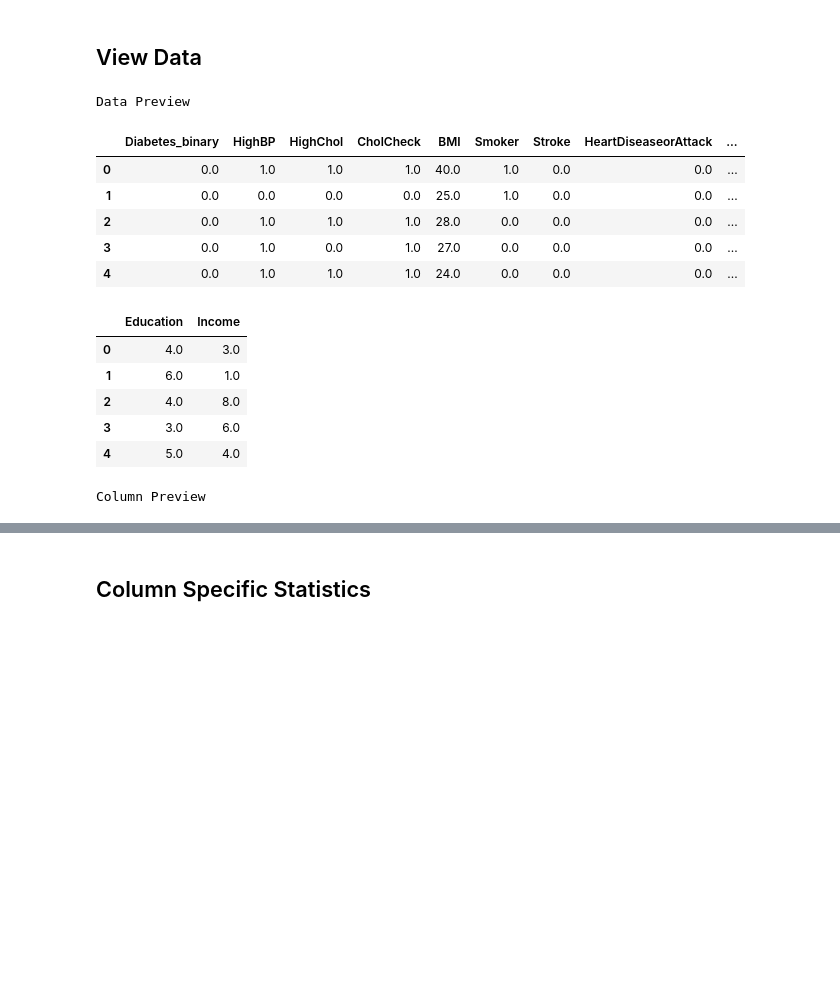
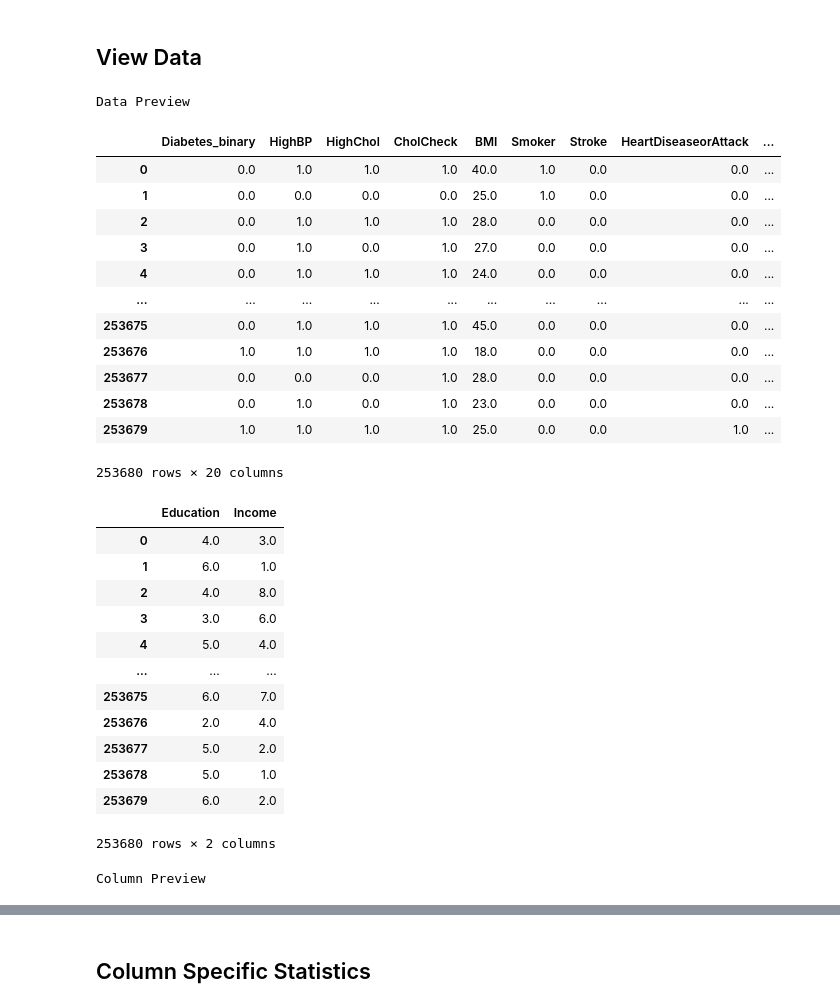
Before and after one commit to RileyLeo/Diabetes-Prediction-ML, a Jupyter notebook: notebook.ipynb, the cells around one changed output, grey strips where cells are left out. Drawn from its saved outputs; the diff is of its cells as text; code cells hidden in the pictures; blank space fills up the shorter version.

```diff
--- a/notebook.ipynb
+++ b/notebook.ipynb
@@ -215,26 +216,40 @@ Duplicated Values
 # %%
 # view data
 print("Data Preview")
-display(diabetes_health_indicators_data.iloc[:,0:20].head())
-display(diabetes_health_indicators_data.iloc[:,20:].head())
+display(diabetes_health_indicators_data.iloc[:,0:20])
+display(diabetes_health_indicators_data.iloc[:,20:])
 # check for column names
 print("\nColumn Preview")
 display(diabetes_health_indicators_data.columns.to_frame().reset_index(drop=True).rename(columns={0:'column_name'}))
 # %% [output]
 Data Preview
 |  | Diabetes_binary | HighBP | HighChol | CholCheck | BMI | Smoker | Stroke | HeartDiseaseorAttack | ... |
 | 0 | 0.0 | 1.0 | 1.0 | 1.0 | 40.0 | 1.0 | 0.0 | 0.0 | ... |
 | 1 | 0.0 | 0.0 | 0.0 | 0.0 | 25.0 | 1.0 | 0.0 | 0.0 | ... |
 | 2 | 0.0 | 1.0 | 1.0 | 1.0 | 28.0 | 0.0 | 0.0 | 0.0 | ... |
 | 3 | 0.0 | 1.0 | 0.0 | 1.0 | 27.0 | 0.0 | 0.0 | 0.0 | ... |
 | 4 | 0.0 | 1.0 | 1.0 | 1.0 | 24.0 | 0.0 | 0.0 | 0.0 | ... |
+| ... | ... | ... | ... | ... | ... | ... | ... | ... | ... |
+| 253675 | 0.0 | 1.0 | 1.0 | 1.0 | 45.0 | 0.0 | 0.0 | 0.0 | ... |
+| 253676 | 1.0 | 1.0 | 1.0 | 1.0 | 18.0 | 0.0 | 0.0 | 0.0 | ... |
+| 253677 | 0.0 | 0.0 | 0.0 | 1.0 | 28.0 | 0.0 | 0.0 | 0.0 | ... |
+| 253678 | 0.0 | 1.0 | 0.0 | 1.0 | 23.0 | 0.0 | 0.0 | 0.0 | ... |
+| 253679 | 1.0 | 1.0 | 1.0 | 1.0 | 25.0 | 0.0 | 0.0 | 1.0 | ... |
+253680 rows × 20 columns
 |  | Education | Income |
 | 0 | 4.0 | 3.0 |
 | 1 | 6.0 | 1.0 |
 | 2 | 4.0 | 8.0 |
 | 3 | 3.0 | 6.0 |
 | 4 | 5.0 | 4.0 |
+| ... | ... | ... |
+| 253675 | 6.0 | 7.0 |
+| 253676 | 2.0 | 4.0 |
+| 253677 | 5.0 | 2.0 |
+| 253678 | 5.0 | 1.0 |
+| 253679 | 6.0 | 2.0 |
-Column Preview
+253680 rows × 2 columns
+Column Preview
 |  | column_name |
 | 0 | Diabetes_binary |
 | 1 | HighBP |
```
Also changed, not shown: parts of 11 cells of this notebook.
